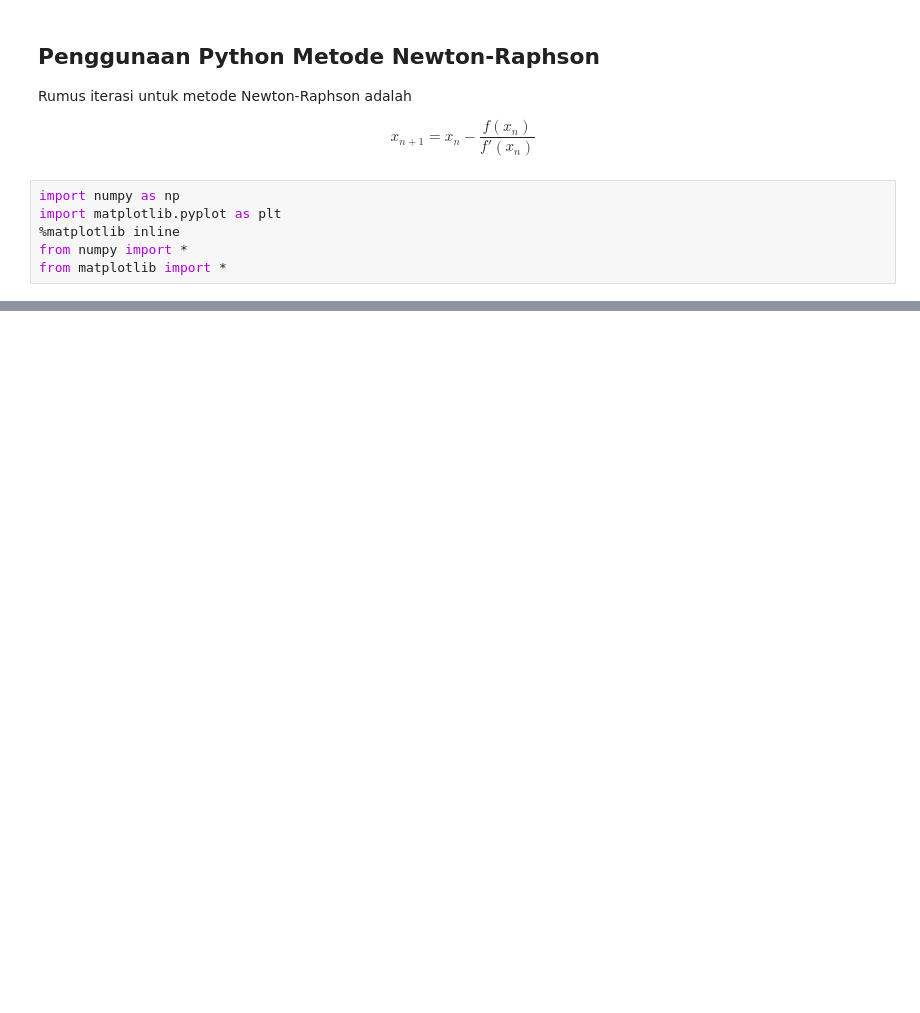
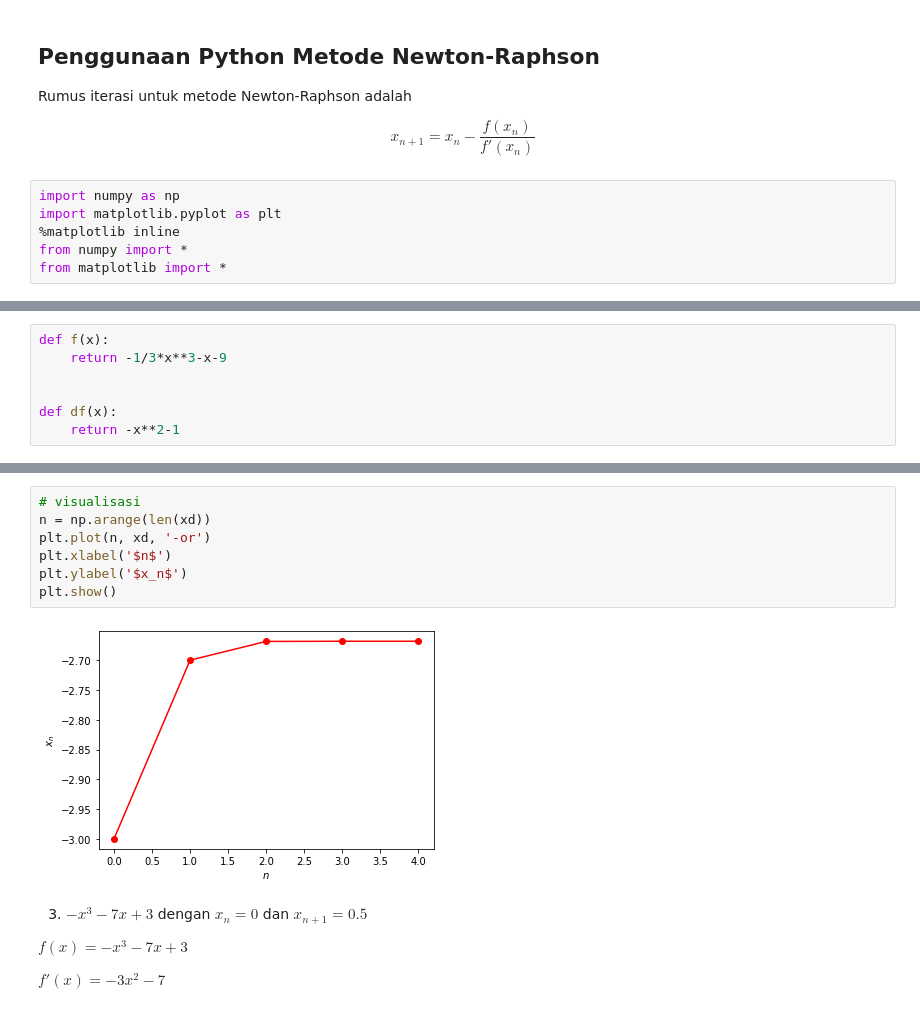
Before and after one commit to chaidar-aria/FISIKA_KOMPUTASI, a Jupyter notebook: newton-raphson.ipynb, the cells around one changed output, grey strips where cells are left out. Saved outputs shown, nothing was run; the diff lists cells and outputs as text; blank space fills up the shorter version.

```diff
--- a/newton-raphson.ipynb
+++ b/newton-raphson.ipynb
@@ -94,0 +140,7 @@ plt.show()
+# %%
+def f(x):
+    return -1/3*x**3-x-9
+
+
+def df(x):
+    return -x**2-1
@@ -94,0 +162,15 @@ plt.show()
+# %%
+# visualisasi
+n = np.arange(len(xd))
+plt.plot(n, xd, '-or')
+plt.xlabel('$n$')
+plt.ylabel('$x_n$')
+plt.show()
+# %% [output]
+[figure, added]
+# %% [markdown]
+3. $-x^3-7x+3$ dengan $x_n=0$ dan $x_{n+1}=0.5$
+
+$f(x)=-x^3-7x+3$
+
+$f'(x)=-3x^2-7$
```
Also changed, not shown: parts of 30 cells of this notebook, 1 other file.
